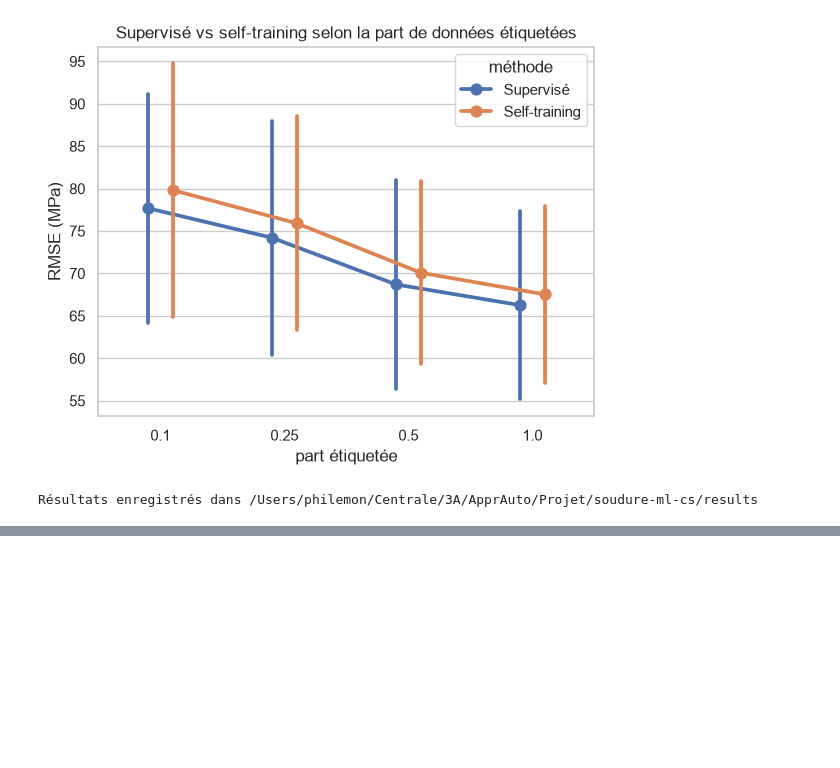
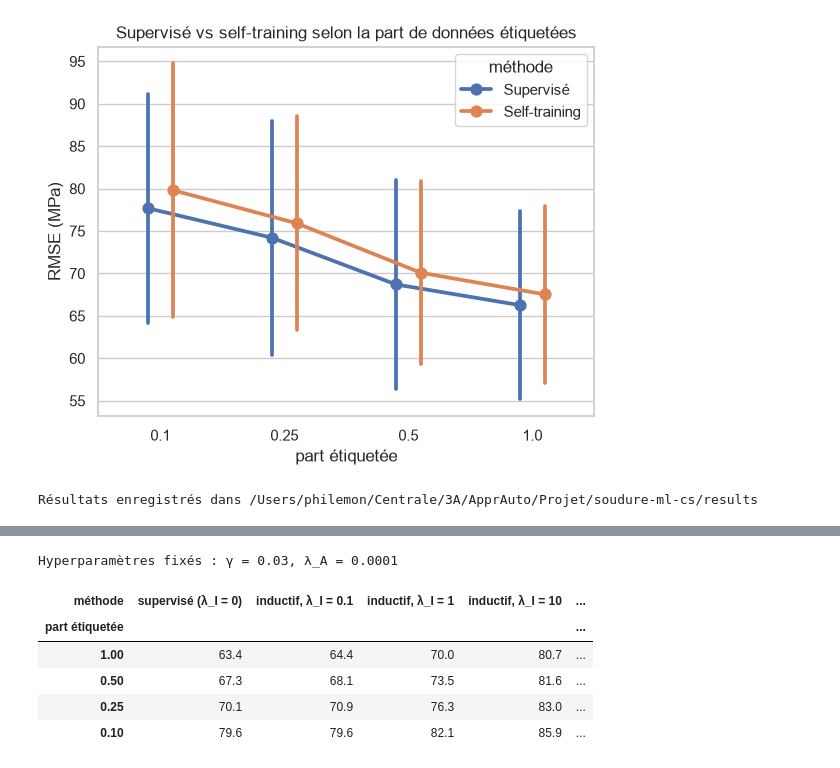
Before and after one commit to hiboujoyeux/soudure-ml-cs, a Jupyter notebook: notebooks/03_modeles_limite_elasticite.ipynb, the cells around one changed output, grey strips where cells are left out. Saved outputs shown, nothing was run; the diff lists cells and outputs as text; code cells hidden in the pictures; blank space fills up the shorter version.

Commit message:
added laplacian RLS

```diff
--- a/notebooks/03_modeles_limite_elasticite.ipynb
+++ b/notebooks/03_modeles_limite_elasticite.ipynb
@@ -499,0 +642,31 @@ modèle retenu pour formuler des recommandations.
+# %%
+gamma, lam_a = (lap_scores.query("méthode == 'Ridge à noyau (supervisé)'")[["γ", "λ_A"]]
+                .value_counts().index[0])
+print(f"Hyperparamètres fixés : γ = {gamma}, λ_A = {lam_a}")
+
+rows = []
+for fold, (train, test) in enumerate(outer_cv.split(lab_idx, groups=g_all[lab_idx])):
+    train, test = lab_idx[train], lab_idx[test]
+    for share in [1.0, 0.5, 0.25, 0.1]:
+        for seed in ([0] if share == 1.0 else [0, 1]):
+            keep = train if share == 1.0 else np.random.default_rng(seed).choice(train, int(share * len(train)), replace=False)
+            hidden = np.setdiff1d(train, keep)
+            for mode in ["inductif", "transductif"]:
+                for lam_i in [0, 0.1, 1, 10]:
+                    if lam_i == 0 and mode == "transductif":
+                        continue  # identique au cas inductif : sans graphe, les lignes non étiquetées sont ignorées
+                    unlab = np.concatenate([unlabelled_rows(keep, test, mode), hidden])
+                    model = LaplacianRLS(gamma, lam_a, lam_i).fit(X_all.iloc[keep], y_all[keep], X_all.iloc[unlab])
+                    rows.append({"part étiquetée": share, "pli": fold, "graine": seed,
+                                 "méthode": "supervisé (λ_I = 0)" if lam_i == 0 else f"{mode}, λ_I = {lam_i}",
+                                 "RMSE": root_mean_squared_error(y_all[test], model.predict(X_all.iloc[test]))})
+lap_scarce = pd.DataFrame(rows)
+lap_scarce.pivot_table(index="part étiquetée", columns="méthode", values="RMSE", sort=False).sort_index(ascending=False).round(1)
+# %% [output]
+Hyperparamètres fixés : γ = 0.03, λ_A = 0.0001
+| méthode | supervisé (λ_I = 0) | inductif, λ_I = 0.1 | inductif, λ_I = 1 | inductif, λ_I = 10 | ... |
+| part étiquetée |  |  |  |  | ... |
+| 1.00 | 63.4 | 64.4 | 70.0 | 80.7 | ... |
+| 0.50 | 67.3 | 68.1 | 73.5 | 81.6 | ... |
+| 0.25 | 70.1 | 70.9 | 76.3 | 83.0 | ... |
+| 0.10 | 79.6 | 79.6 | 82.1 | 85.9 | ... |
```
Also changed, not shown: parts of 14 cells of this notebook, 3 other files.
